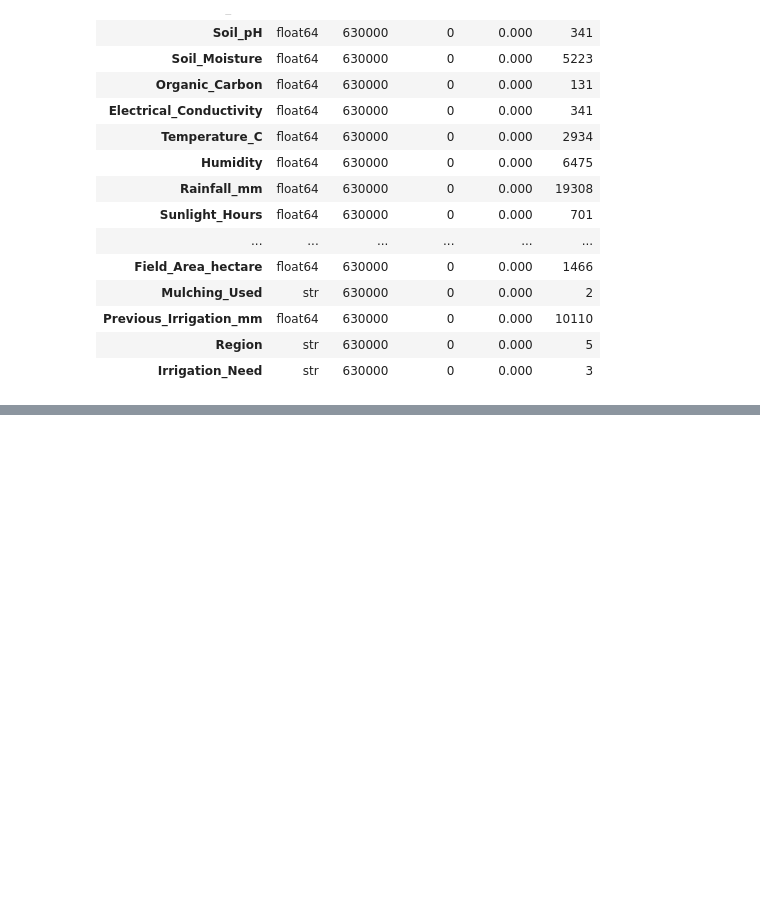
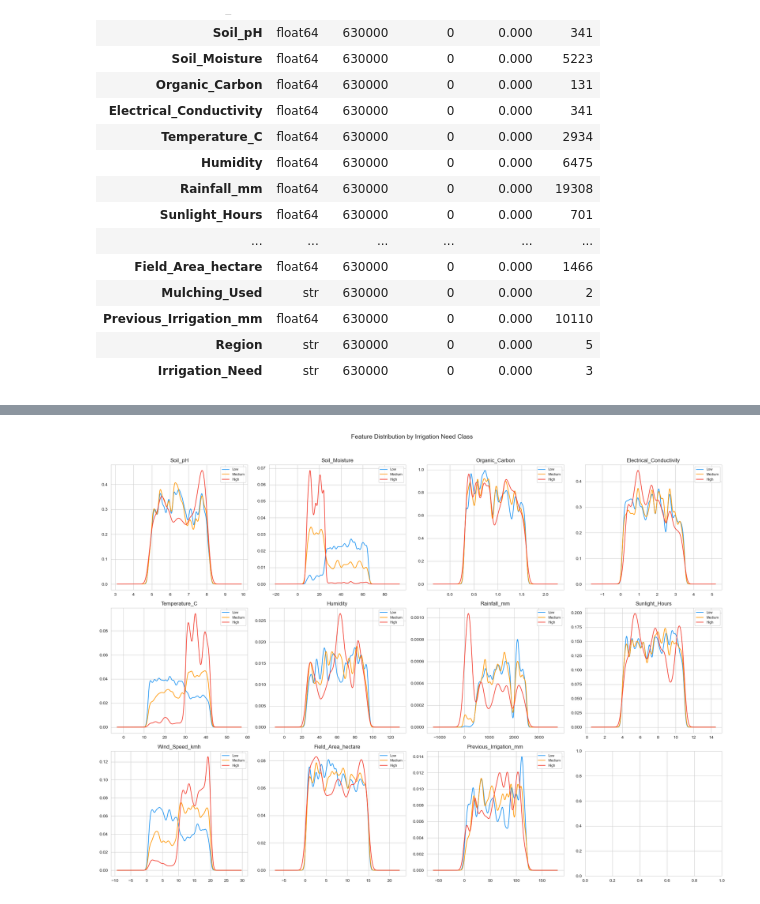
Before and after one commit to de-lazurenko/kaggle-playground-irrigation-prediction, a Jupyter notebook: eda_and_feature_enggineering.ipynb, the cells around one changed output, grey strips where cells are left out. Drawn from its saved outputs; the diff is of its cells as text; code cells hidden in the pictures; blank space fills up the shorter version.

```diff
--- a/eda_and_feature_enggineering.ipynb
+++ b/eda_and_feature_enggineering.ipynb
@@ -85,0 +287,25 @@ quick_eda(df)
+# %%
+import scipy
+
+fig, axes = plt.subplots(3, 4, figsize=(20, 14))
+axes = axes.flatten()
+
+colors = {0: '#2196F3', 1: '#FF9800', 2: '#F44336'}
+labels = {0: 'Low', 1: 'Medium', 2: 'High'}
+
+for i, col in enumerate(num_cols):
+    for cls in [0, 1, 2]:
+        subset = df[df['Irrigation_Need'] == cls][col]
+        subset.plot(kind='kde', ax=axes[i],
+                   color=colors[cls], label=labels[cls], linewidth=1.5)
+
+    axes[i].set_title(col)
+    axes[i].legend(fontsize=8)
+    axes[i].set_ylabel('')
+
+plt.suptitle('Feature Distribution by Irrigation Need Class', y=1.02, fontsize=14)
+
+plt.tight_layout()
+plt.show()
+# %% [output]
+[figure, added]
```
Also changed, not shown: parts of 38 cells of this notebook, 1 other file.
